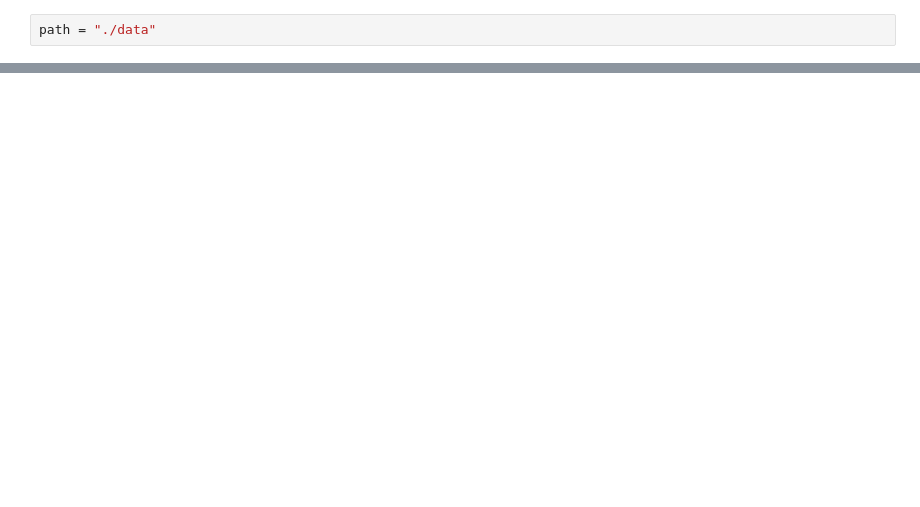
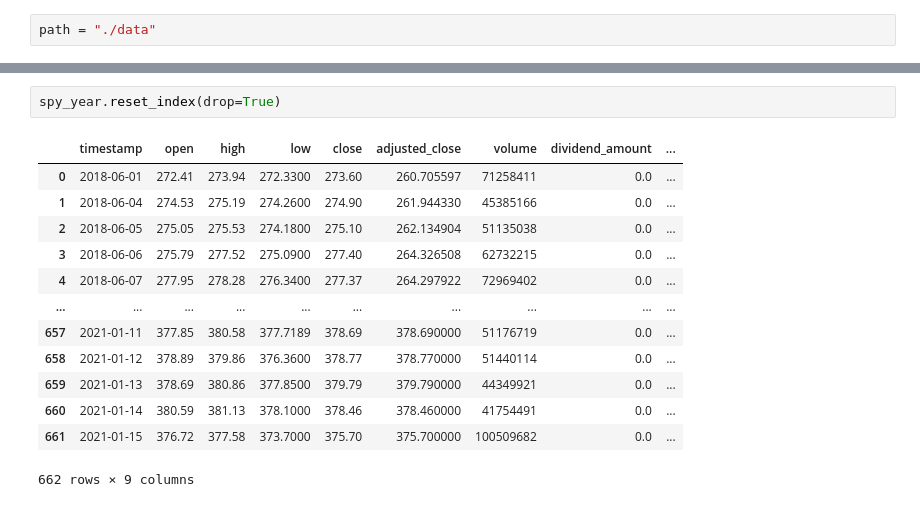
Before and after one commit to looselyconnected/fastai, a Jupyter notebook: stock_correlation/exp.ipynb, the cells around one changed output, grey strips where cells are left out. Cells and saved outputs as stored; diff of their text form; blank space fills up the shorter version.

```diff
--- a/stock_correlation/exp.ipynb
+++ b/stock_correlation/exp.ipynb
@@ -16,0 +43,16 @@ collect()
+# %%
+spy_year.reset_index(drop=True)
+# %% [output]
+|  | timestamp | open | high | low | close | adjusted_close | volume | dividend_amount | ... |
+| 0 | 2018-06-01 | 272.41 | 273.94 | 272.3300 | 273.60 | 260.705597 | 71258411 | 0.0 | ... |
+| 1 | 2018-06-04 | 274.53 | 275.19 | 274.2600 | 274.90 | 261.944330 | 45385166 | 0.0 | ... |
+| 2 | 2018-06-05 | 275.05 | 275.53 | 274.1800 | 275.10 | 262.134904 | 51135038 | 0.0 | ... |
+| 3 | 2018-06-06 | 275.79 | 277.52 | 275.0900 | 277.40 | 264.326508 | 62732215 | 0.0 | ... |
+| 4 | 2018-06-07 | 277.95 | 278.28 | 276.3400 | 277.37 | 264.297922 | 72969402 | 0.0 | ... |
+| ... | ... | ... | ... | ... | ... | ... | ... | ... | ... |
+| 657 | 2021-01-11 | 377.85 | 380.58 | 377.7189 | 378.69 | 378.690000 | 51176719 | 0.0 | ... |
+| 658 | 2021-01-12 | 378.89 | 379.86 | 376.3600 | 378.77 | 378.770000 | 51440114 | 0.0 | ... |
+| 659 | 2021-01-13 | 378.69 | 380.86 | 377.8500 | 379.79 | 379.790000 | 44349921 | 0.0 | ... |
+| 660 | 2021-01-14 | 380.59 | 381.13 | 378.1000 | 378.46 | 378.460000 | 41754491 | 0.0 | ... |
+| 661 | 2021-01-15 | 376.72 | 377.58 | 373.7000 | 375.70 | 375.700000 | 100509682 | 0.0 | ... |
+662 rows × 9 columns
```
Also changed, not shown: parts of 7 cells of this notebook, 4 other files.
